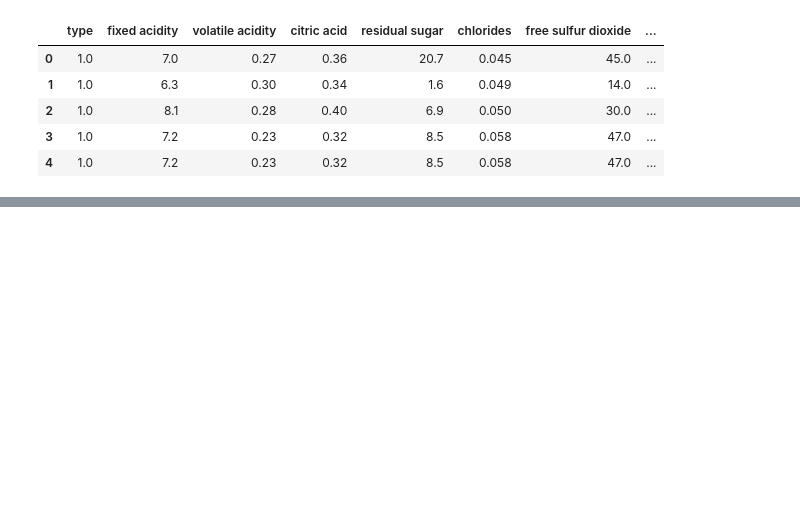
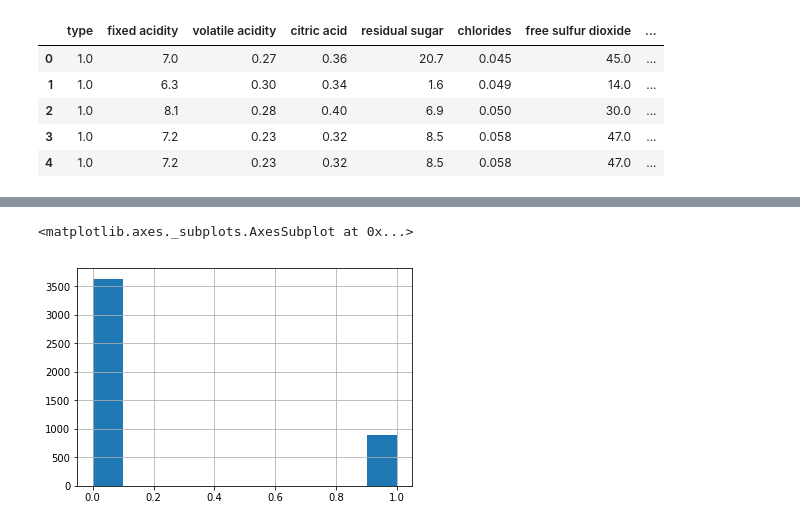
Before and after one commit to gabriellimagomes15/cognitivo_ai, a Jupyter notebook: Classificacao_vinhos.ipynb, the cells around one changed output, grey strips where cells are left out. Cells and saved outputs as stored; diff of their text form; code cells hidden in the pictures; blank space fills up the shorter version.

```diff
--- a/Classificacao_vinhos.ipynb
+++ b/Classificacao_vinhos.ipynb
@@ -433,0 +506,11 @@ Confusion Matrix Stats
+# %%
+dados_clean = dados.drop(columns=['quality'])
+# %%
+x_train, x_test, y_train, y_test = train_test_split(dados_clean.iloc[:,:-1],
+                                                    dados_clean.iloc[:,-1:],
+                                                    test_size=0.30, random_state=4)
+# %%
+y_train.loc[:,'class'].hist()
+# %% [output]
+<matplotlib.axes._subplots.AxesSubplot at 0x...>
+[figure, added]
```
Also changed, not shown: parts of 28 cells of this notebook, 4 other files.
